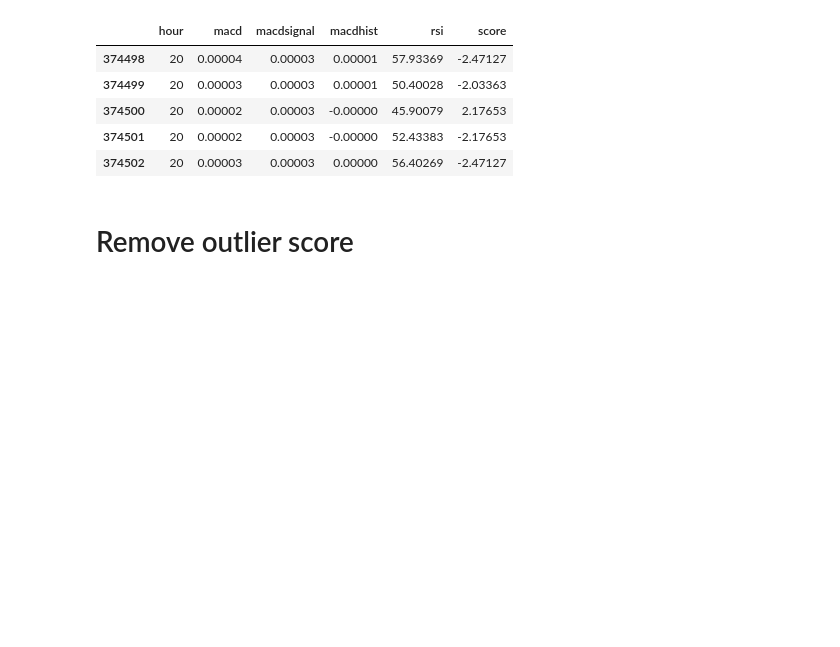
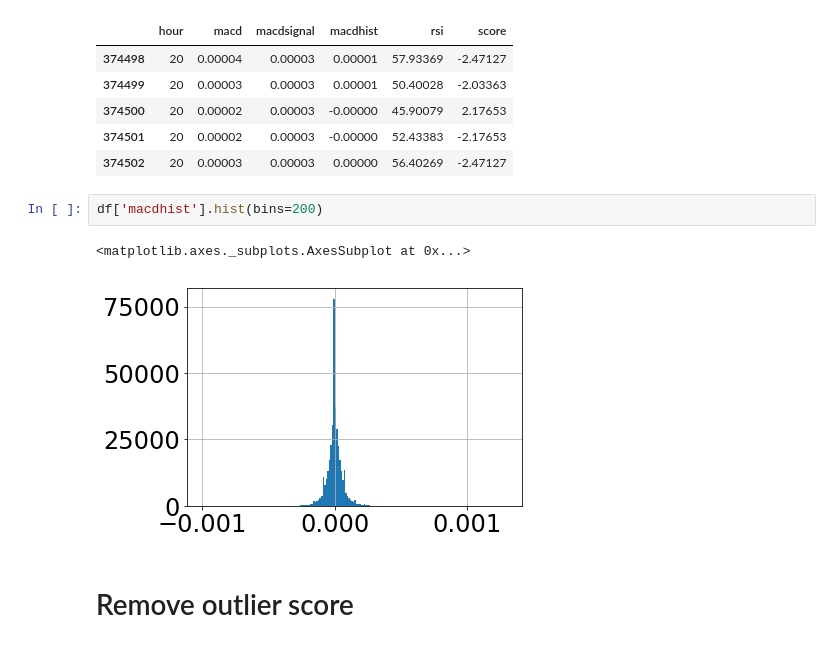
Before and after one commit to lorne-luo/ironman, a Jupyter notebook: mark1/step 3 - training.ipynb, the cells around one changed output. Drawn from its saved outputs; the diff is of its cells as text; blank space fills up the shorter version.

```diff
--- a/mark1/step 3 - training.ipynb
+++ b/mark1/step 3 - training.ipynb
@@ -76,6 +76,11 @@ df.tail()
 | 374500 | 20 | 0.00002 | 0.00003 | -0.00000 | 45.90079 | 2.17653 |
 | 374501 | 20 | 0.00002 | 0.00003 | -0.00000 | 52.43383 | -2.17653 |
 | 374502 | 20 | 0.00003 | 0.00003 | 0.00000 | 56.40269 | -2.47127 |
+# %%
+df['macdhist'].hist(bins=200)
+# %% [output]
+<matplotlib.axes._subplots.AxesSubplot at 0x...>
+[figure, added]
 # %% [markdown]
 # Remove outlier score
 # %%
```
Also changed, not shown: parts of 2 cells of this notebook.
